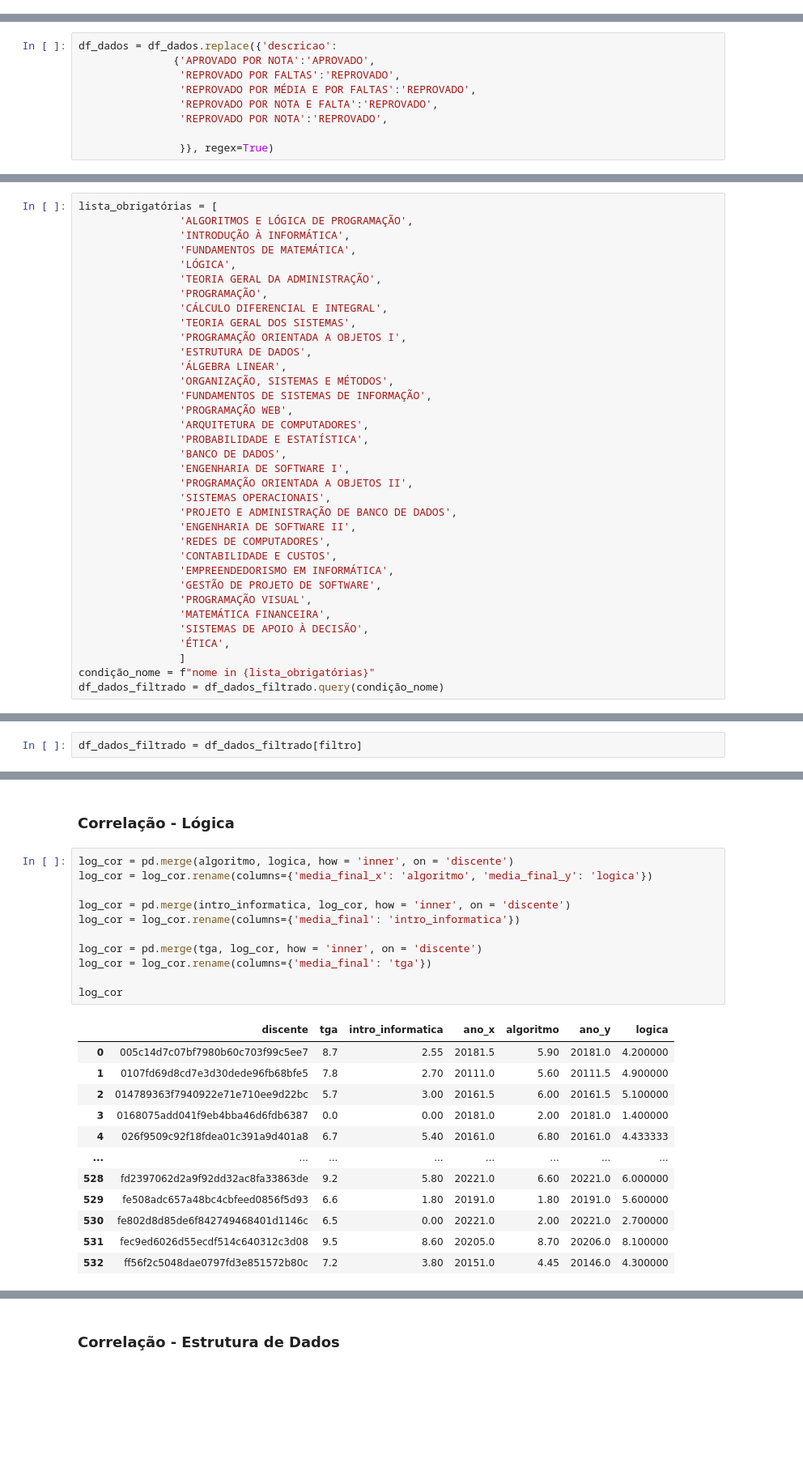
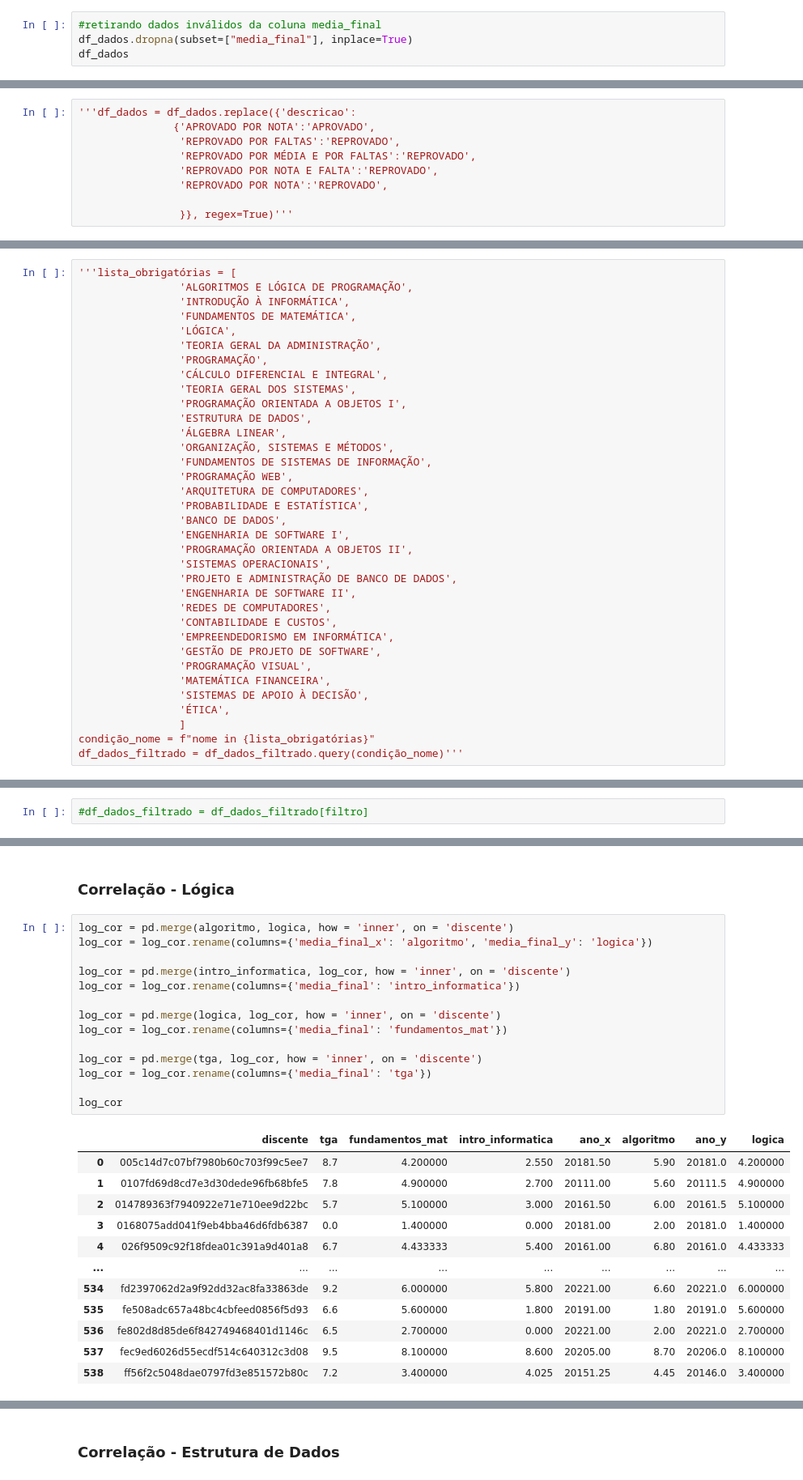
Before and after one commit to wanessabezerra/Regression-Analysis, a Jupyter notebook: regression-analysis/regressao.ipynb, the cells around one changed output, grey strips where cells are left out. Shown at 81% size. Saved outputs shown, nothing was run; the diff lists cells and outputs as text; blank space fills up the shorter version.

```diff
--- a/regression-analysis/regressao.ipynb
+++ b/regression-analysis/regressao.ipynb
@@ -27,0 +43,4 @@ df_dados[colunas_decimais] = df_dados[colunas_decimais].astype(float)
+# %%
+#retirando dados inválidos da coluna media_final
+df_dados.dropna(subset=["media_final"], inplace=True)
+df_dados
@@ -49,11 +81,11 @@ Name: count, dtype: int64
 # %% [markdown]
 Renomeando dados da coluna descrição.
 # %%
-df_dados = df_dados.replace({'descricao':
+'''df_dados = df_dados.replace({'descricao':
                {'APROVADO POR NOTA':'APROVADO',
                 'REPROVADO POR FALTAS':'REPROVADO',
                 'REPROVADO POR MÉDIA E POR FALTAS':'REPROVADO',
                 'REPROVADO POR NOTA E FALTA':'REPROVADO',
                 'REPROVADO POR NOTA':'REPROVADO',
 
-                }}, regex=True)
+                }}, regex=True)'''
@@ -94,7 +132,7 @@ df_dados_filtrado
 # %% [markdown]
 Lista dos componentes curriculares obrigatórios.
 # %%
-lista_obrigatórias = [
+'''lista_obrigatórias = [
                 'ALGORITMOS E LÓGICA DE PROGRAMAÇÃO',
                 'INTRODUÇÃO À INFORMÁTICA',
                 'FUNDAMENTOS DE MATEMÁTICA',
@@ -127,4 +165,4 @@ lista_obrigatórias = [
                 'ÉTICA',
                 ]
 condição_nome = f"nome in {lista_obrigatórias}"
-df_dados_filtrado = df_dados_filtrado.query(condição_nome)
+df_dados_filtrado = df_dados_filtrado.query(condição_nome)'''
@@ -133,3 +173,3 @@ filtro = (df_dados_filtrado['descricao'] == 'APROVADO') | (df_dados_filtrado['de
 # %%
-df_dados_filtrado = df_dados_filtrado[filtro]
+#df_dados_filtrado = df_dados_filtrado[filtro]
 # %%
@@ -970,24 +999,27 @@ fun_cor
 # %%
 log_cor = pd.merge(algoritmo, logica, how = 'inner', on = 'discente')
 log_cor = log_cor.rename(columns={'media_final_x': 'algoritmo', 'media_final_y': 'logica'})
 
 log_cor = pd.merge(intro_informatica, log_cor, how = 'inner', on = 'discente')
 log_cor = log_cor.rename(columns={'media_final': 'intro_informatica'})
 
+log_cor = pd.merge(logica, log_cor, how = 'inner', on = 'discente')
+log_cor = log_cor.rename(columns={'media_final': 'fundamentos_mat'})
+
 log_cor = pd.merge(tga, log_cor, how = 'inner', on = 'discente')
 log_cor = log_cor.rename(columns={'media_final': 'tga'})
 
 log_cor
 # %% [output]
-|  | discente | tga | intro_informatica | ano_x | algoritmo | ano_y | logica |
-| 0 | 005c14d7c07bf7980b60c703f99c5ee7 | 8.7 | 2.55 | 20181.5 | 5.90 | 20181.0 | 4.200000 |
-| 1 | 0107fd69d8cd7e3d30dede96fb68bfe5 | 7.8 | 2.70 | 20111.0 | 5.60 | 20111.5 | 4.900000 |
-| 2 | 014789363f7940922e71e710ee9d22bc | 5.7 | 3.00 | 20161.5 | 6.00 | 20161.5 | 5.100000 |
-| 3 | 0168075add041f9eb4bba46d6fdb6387 | 0.0 | 0.00 | 20181.0 | 2.00 | 20181.0 | 1.400000 |
-| 4 | 026f9509c92f18fdea01c391a9d401a8 | 6.7 | 5.40 | 20161.0 | 6.80 | 20161.0 | 4.433333 |
-| ... | ... | ... | ... | ... | ... | ... | ... |
-| 528 | fd2397062d2a9f92dd32ac8fa33863de | 9.2 | 5.80 | 20221.0 | 6.60 | 20221.0 | 6.000000 |
-| 529 | fe508adc657a48bc4cbfeed0856f5d93 | 6.6 | 1.80 | 20191.0 | 1.80 | 20191.0 | 5.600000 |
-| 530 | fe802d8d85de6f842749468401d1146c | 6.5 | 0.00 | 20221.0 | 2.00 | 20221.0 | 2.700000 |
-| 531 | fec9ed6026d55ecdf514c640312c3d08 | 9.5 | 8.60 | 20205.0 | 8.70 | 20206.0 | 8.100000 |
-| 532 | ff56f2c5048dae0797fd3e851572b80c | 7.2 | 3.80 | 20151.0 | 4.45 | 20146.0 | 4.300000 |
+|  | discente | tga | fundamentos_mat | intro_informatica | ano_x | algoritmo | ano_y | logica |
+| 0 | 005c14d7c07bf7980b60c703f99c5ee7 | 8.7 | 4.200000 | 2.550 | 20181.50 | 5.90 | 20181.0 | 4.200000 |
+| 1 | 0107fd69d8cd7e3d30dede96fb68bfe5 | 7.8 | 4.900000 | 2.700 | 20111.00 | 5.60 | 20111.5 | 4.900000 |
+| 2 | 014789363f7940922e71e710ee9d22bc | 5.7 | 5.100000 | 3.000 | 20161.50 | 6.00 | 20161.5 | 5.100000 |
+| 3 | 0168075add041f9eb4bba46d6fdb6387 | 0.0 | 1.400000 | 0.000 | 20181.00 | 2.00 | 20181.0 | 1.400000 |
+| 4 | 026f9509c92f18fdea01c391a9d401a8 | 6.7 | 4.433333 | 5.400 | 20161.00 | 6.80 | 20161.0 | 4.433333 |
+| ... | ... | ... | ... | ... | ... | ... | ... | ... |
+| 534 | fd2397062d2a9f92dd32ac8fa33863de | 9.2 | 6.000000 | 5.800 | 20221.00 | 6.60 | 20221.0 | 6.000000 |
+| 535 | fe508adc657a48bc4cbfeed0856f5d93 | 6.6 | 5.600000 | 1.800 | 20191.00 | 1.80 | 20191.0 | 5.600000 |
+| 536 | fe802d8d85de6f842749468401d1146c | 6.5 | 2.700000 | 0.000 | 20221.00 | 2.00 | 20221.0 | 2.700000 |
+| 537 | fec9ed6026d55ecdf514c640312c3d08 | 9.5 | 8.100000 | 8.600 | 20205.00 | 8.70 | 20206.0 | 8.100000 |
+| 538 | ff56f2c5048dae0797fd3e851572b80c | 7.2 | 3.400000 | 4.025 | 20151.25 | 4.45 | 20146.0 | 3.400000 |
```
Also changed, not shown: parts of 141 cells of this notebook.
